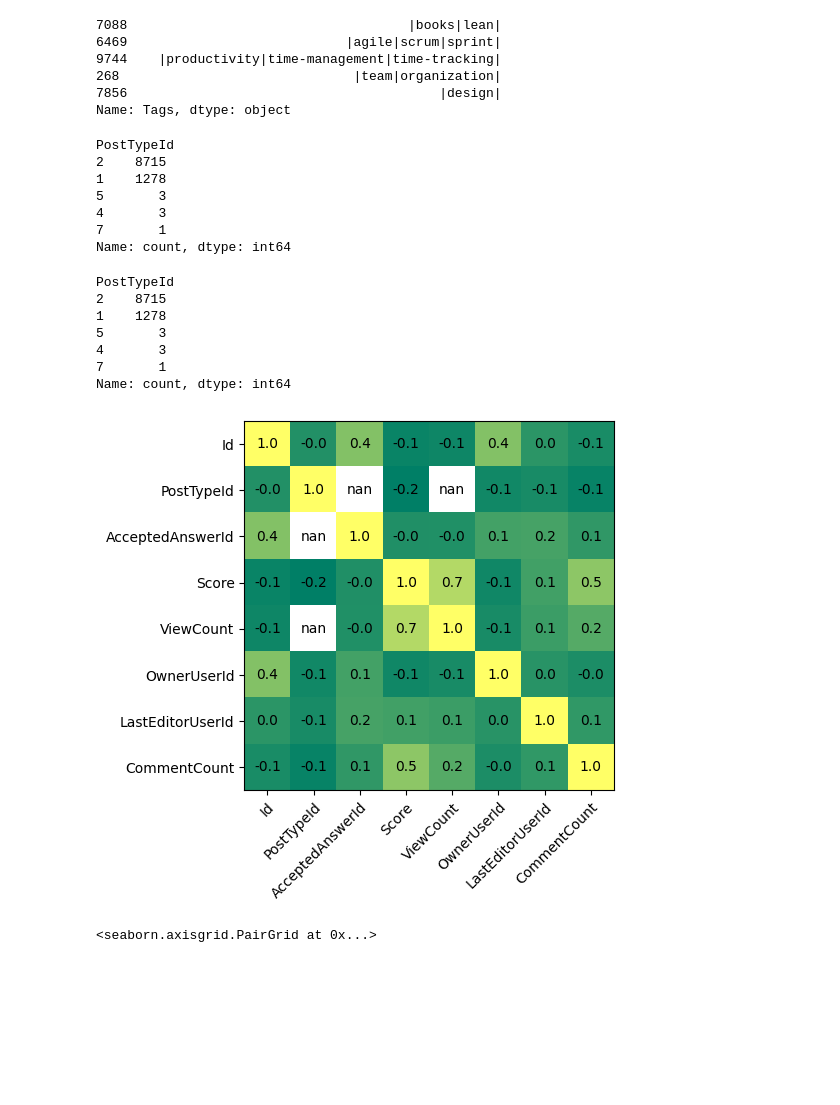
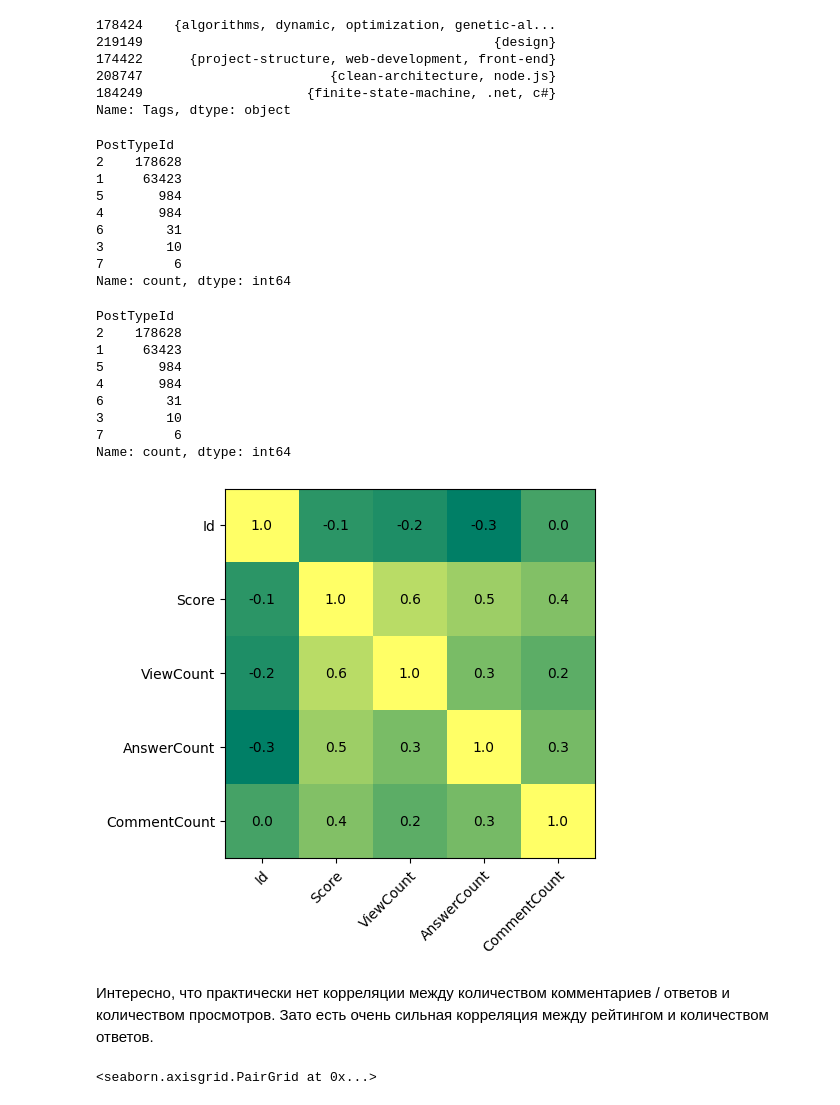
Before and after one commit to setday/hse_sna_p2024, a Jupyter notebook: research/eda.ipynb, the cells around one changed output. Drawn from its saved outputs; the diff is of its cells as text; code cells hidden in the pictures; blank space fills up the shorter version.

Commit message:
Add some eda extras

```diff
--- a/research/eda.ipynb
+++ b/research/eda.ipynb
@@ -6,6 +10,6 @@ sys.path.append("..")  # to make utils importable
 import utils.data_worker
 import utils.consts
 # %%
-dataset = utils.data_worker.load_dataset(utils.consts.POSTS_DATA_PATH)
+dataset = utils.data_worker.load_dataset(utils.consts.POSTS_DATA_PATH, debug_slice=False)
 dataset.sample(5)
 # %% [output]
@@ -39 +43,8 @@ FavoriteCount               61
 dtype: int64
+# %%
+dataset["Tags"] = utils.data_worker.extract_tags_from_str(dataset["Tags"])
+dataset["TagsCount"] = dataset["Tags"].apply(len)
+
+tags = []
+for tags_list in dataset["Tags"]:
+    tags.extend(tags_list)
@@ -123,55 +143,61 @@ dataset.FavoriteCount.hist()
 # %%
-dataset.Tags.dropna().sample(5)
+dataset[dataset.Tags != set()].Tags.sample(5)
 # %% [output]
-7088                                    |books|lean|
-6469                            |agile|scrum|sprint|
-9744    |productivity|time-management|time-tracking|
-268                              |team|organization|
-7856                                        |design|
+178424    {algorithms, dynamic, optimization, genetic-al...
+219149                                             {design}
+174422      {project-structure, web-development, front-end}
+208747                        {clean-architecture, node.js}
+184249                     {finite-state-machine, .net, c#}
 Name: Tags, dtype: object
 # %%
 dataset.PostTypeId.value_counts()
 # %% [output]
 PostTypeId
-2    8715
-1    1278
-5       3
-4       3
-7       1
+2    178628
+1     63423
+5       984
+4       984
+6        31
+3        10
+7         6
 Name: count, dtype: int64
 # %%
-dataset["Body"] = dataset["Body"].apply(utils.data_worker.html_to_str)
+dataset["Body"] = dataset["Body"].swifter.apply(utils.data_worker.html_to_str)
 dataset = dataset[utils.consts.POST_ESSENTIAL_COLUMNS]
 # %%
 dataset.PostTypeId.value_counts()
 # %% [output]
 PostTypeId
-2    8715
-1    1278
-5       3
-4       3
-7       1
+2    178628
+1     63423
+5       984
+4       984
+6        31
+3        10
+7         6
 Name: count, dtype: int64
 # %%
 import matplotlib.pyplot
 import numpy
 
 
-numerical = dataset.drop(columns=["CreationDate", "Body", "Tags", "ClosedDate", "FavoriteCount"])
+numerical = dataset.drop(columns=["Body", "Tags", "PostTypeId", "ParentId", "AcceptedAnswerId", "OwnerUserId"])
 corr = numerical.corr()
 figure, axes = matplotlib.pyplot.subplots()
 axes.imshow(corr, cmap="summer")
 
 axes.set_xticks(numpy.arange(len(numerical.columns)), labels=numerical.columns)
 axes.set_yticks(numpy.arange(len(numerical.columns)), labels=numerical.columns)
 
 matplotlib.pyplot.setp(axes.get_xticklabels(), rotation=45, ha="right", rotation_mode="anchor")
 
 for i in range(len(numerical.columns)):
     for j in range(len(numerical.columns)):
         axes.text(j, i, round(corr.iloc[i, j], 1), ha="center", va="center", color="black")
 # %% [output]
-[figure, old version]
+[figure, new version]
+# %% [markdown]
+Интересно, что практически нет корреляции между количеством комментариев / ответов и количеством просмотров. Зато есть очень сильная корреляция между рейтингом и количеством ответов.
 # %%
 import seaborn
 
```
Also changed, not shown: parts of 23 cells of this notebook, 1 other file.
